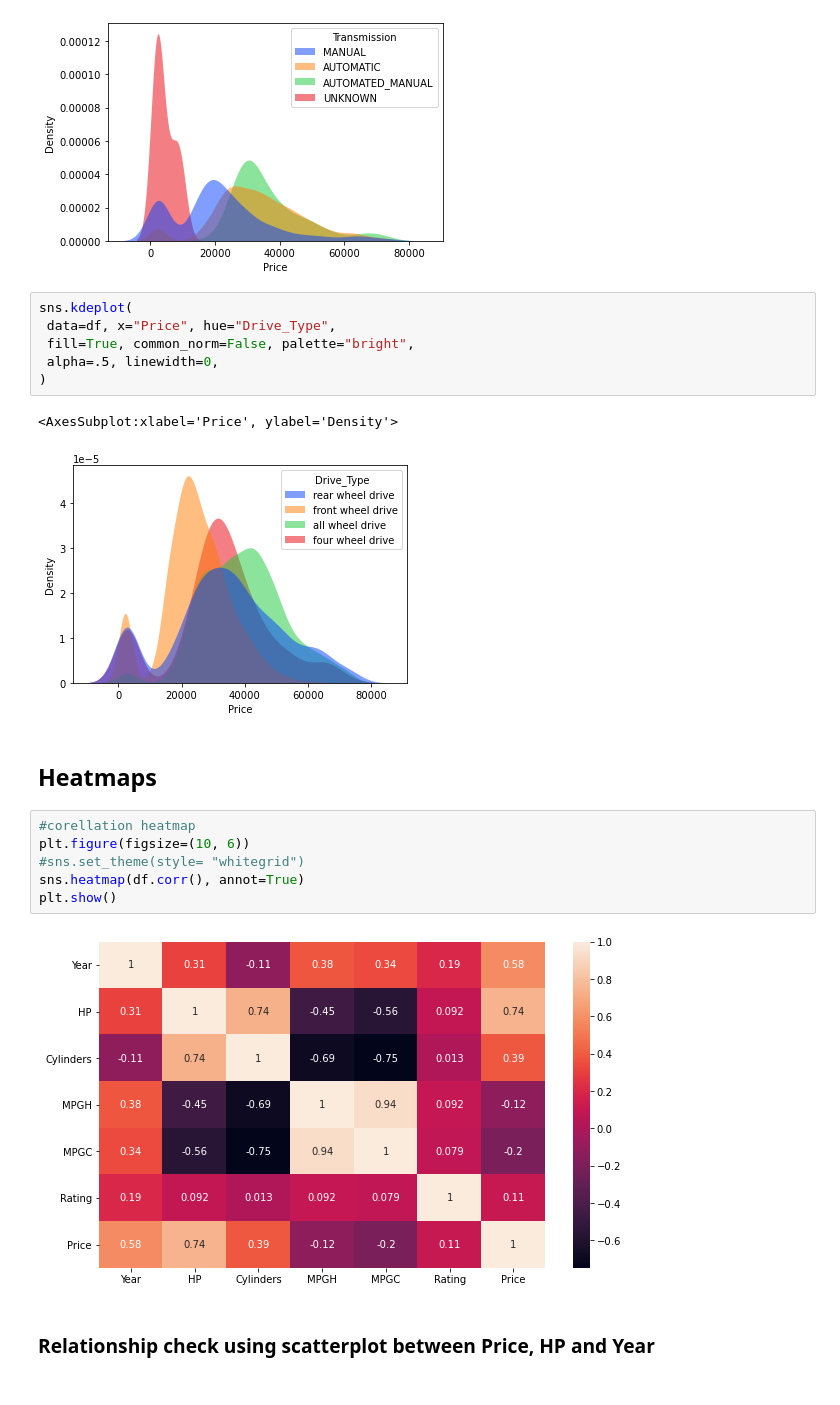
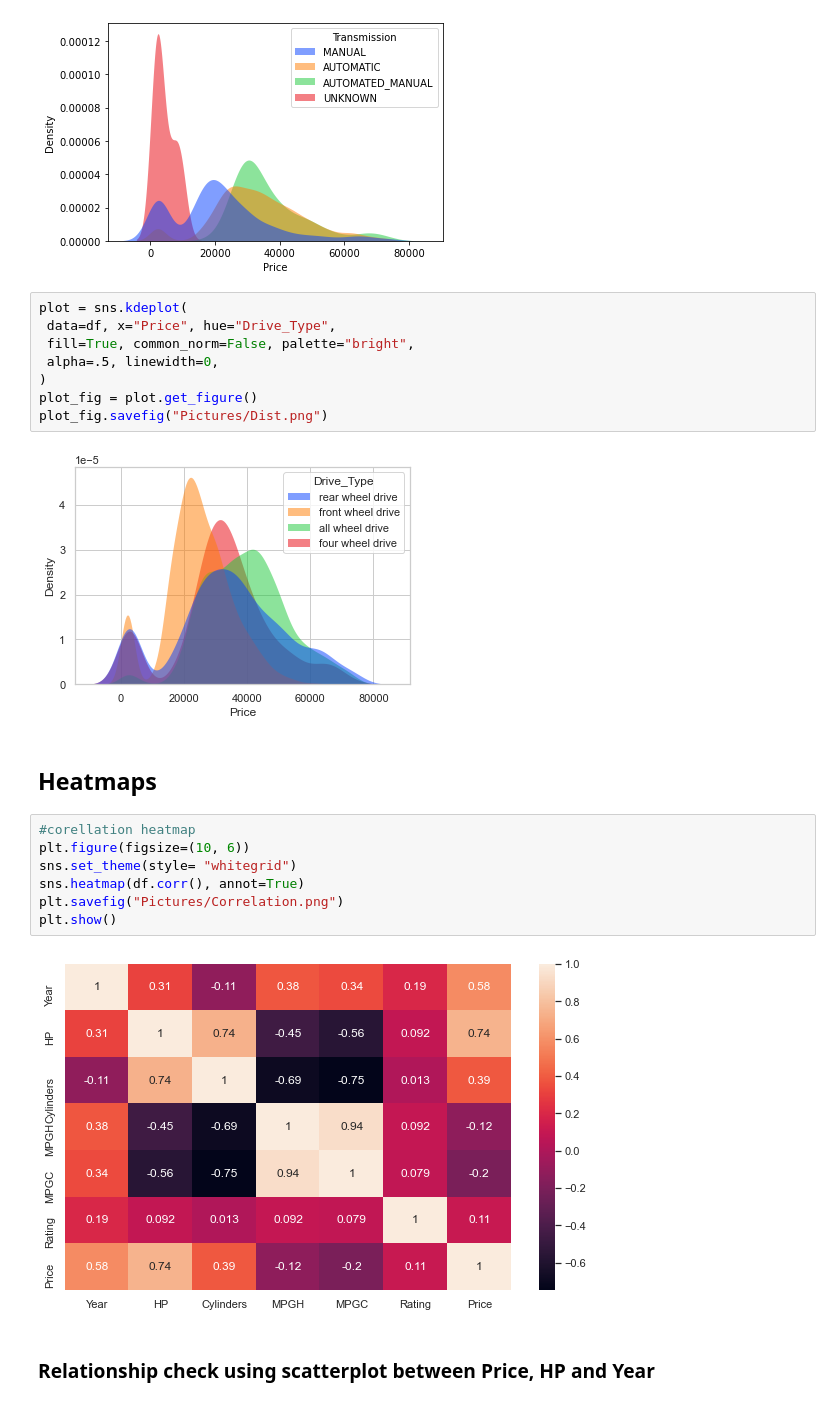
Before and after one commit to Mikehade/Exploratory-Data-Analysis, a Jupyter notebook: main.ipynb, the cells around one changed output. Drawn from its saved outputs; the diff is of its cells as text.

Commit message:
Save plots as png

```diff
--- a/main.ipynb
+++ b/main.ipynb
@@ -248,24 +251,26 @@ sns.kdeplot(
 <AxesSubplot:xlabel='Price', ylabel='Density'>
 [figure]
 # %%
-sns.kdeplot(
+plot = sns.kdeplot(
  data=df, x="Price", hue="Drive_Type",
  fill=True, common_norm=False, palette="bright",
  alpha=.5, linewidth=0,
 )
+plot_fig = plot.get_figure()
+plot_fig.savefig("Pictures/Dist.png")
 # %% [output]
-<AxesSubplot:xlabel='Price', ylabel='Density'>
-[figure, old version]
+[figure, new version]
 # %% [markdown]
 ## Heatmaps
 # %%
 #corellation heatmap
 plt.figure(figsize=(10, 6))
-#sns.set_theme(style= "whitegrid")
+sns.set_theme(style= "whitegrid")
 sns.heatmap(df.corr(), annot=True)
+plt.savefig("Pictures/Correlation.png")
 plt.show()
 # %% [output]
-[figure, old version]
+[figure, new version]
 # %% [markdown]
 ### Relationship check using scatterplot between Price, HP and Year
 # %%
```
Also changed, not shown: parts of 1 cell of this notebook.
